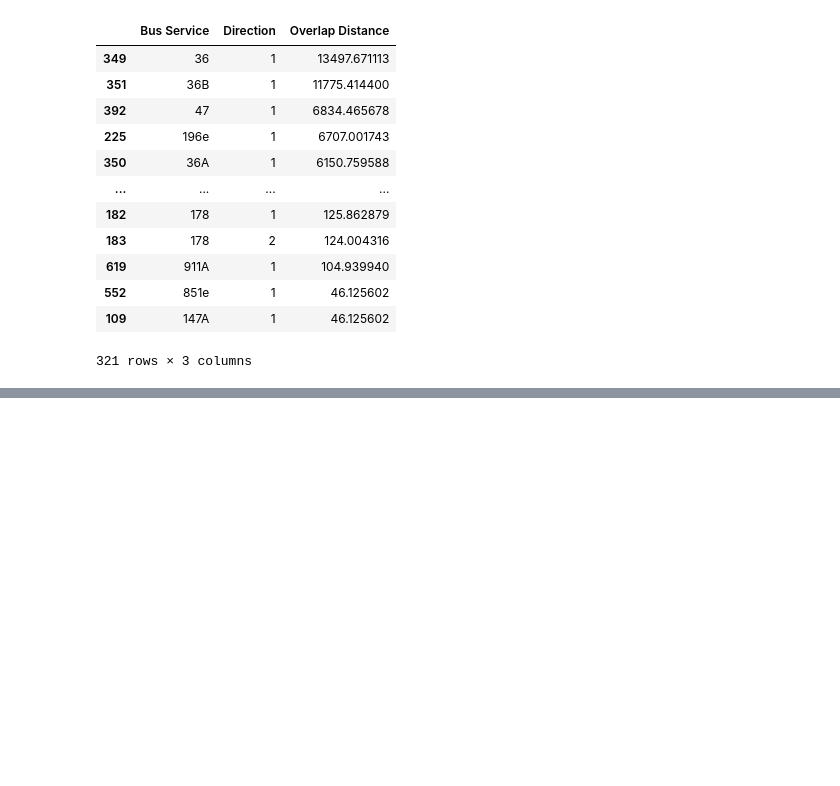
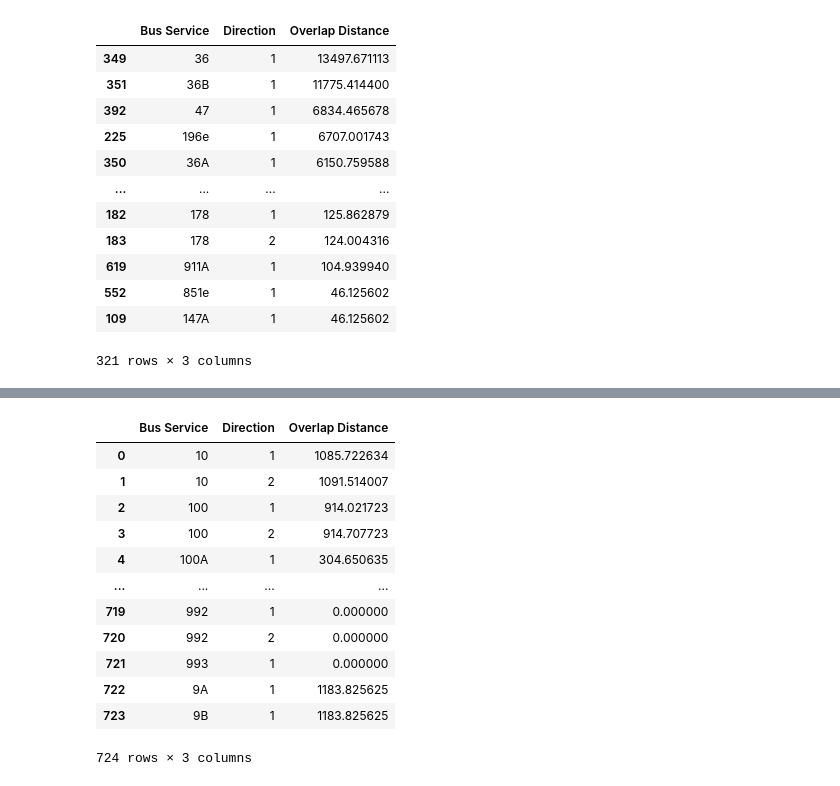
Before and after one commit to Yutingggggggg/dsa4264_geospatial, a Jupyter notebook: working files/overlap_distance.ipynb, the cells around one changed output, grey strips where cells are left out. Saved outputs shown, nothing was run; the diff lists cells and outputs as text; code cells hidden in the pictures; blank space fills up the shorter version.

```diff
--- a/working files/overlap_distance.ipynb
+++ b/working files/overlap_distance.ipynb
@@ -156,0 +198,15 @@ bus_routes_overlap
+# %%
+# ordered list of brown line station coordinates
+blue_line_stations_gdf['coordinates'] = blue_line_stations_gdf['geometry'].centroid
+blue_line_stations_gdf
+
+# create a linestring for the brown line route
+from shapely.geometry import LineString
+blue_line_route = LineString(blue_line_stations_gdf['coordinates'])
+# %%
+from shapely.geometry import LineString
+
+# combine bus routes
+bus_routes_combined = bus_routes_gdf_3857.groupby(['ServiceNo', 'Direction']).apply(lambda x: LineString(x.geometry.tolist())).reset_index()
+bus_routes_combined.columns = ['ServiceNo', 'Direction', 'geometry']
+bus_routes_combined
@@ -156,0 +227,38 @@ bus_routes_overlap
+# %%
+# calculate the overlapping distance of each bus route and the brown line
+buffer_distance = 150
+buffered_blue_line = blue_line_route.buffer(buffer_distance)
+
+overlap_distance_output = []
+
+for i, route in tqdm(bus_routes_combined.iterrows()):
+    overlap = buffered_blue_line.intersection(route.geometry)
+    if overlap.is_empty:
+        overlap_distance_output.append({
+            'Bus Service': route['ServiceNo'],
+            'Direction': route['Direction'],
+            'Overlap Distance': 0
+            })
+    else:
+        overlap_distance_output.append({
+            'Bus Service': route['ServiceNo'],
+            'Direction': route['Direction'],
+            'Overlap Distance': overlap.length
+            })
+
+overlap_distance_blue = pd.DataFrame(overlap_distance_output)
+overlap_distance_blue
+# %% [output]
+|  | Bus Service | Direction | Overlap Distance |
+| 0 | 10 | 1 | 1085.722634 |
+| 1 | 10 | 2 | 1091.514007 |
+| 2 | 100 | 1 | 914.021723 |
+| 3 | 100 | 2 | 914.707723 |
+| 4 | 100A | 1 | 304.650635 |
+| ... | ... | ... | ... |
+| 719 | 992 | 1 | 0.000000 |
+| 720 | 992 | 2 | 0.000000 |
+| 721 | 993 | 1 | 0.000000 |
+| 722 | 9A | 1 | 1183.825625 |
+| 723 | 9B | 1 | 1183.825625 |
+724 rows × 3 columns
```
Also changed, not shown: parts of 7 cells of this notebook.
